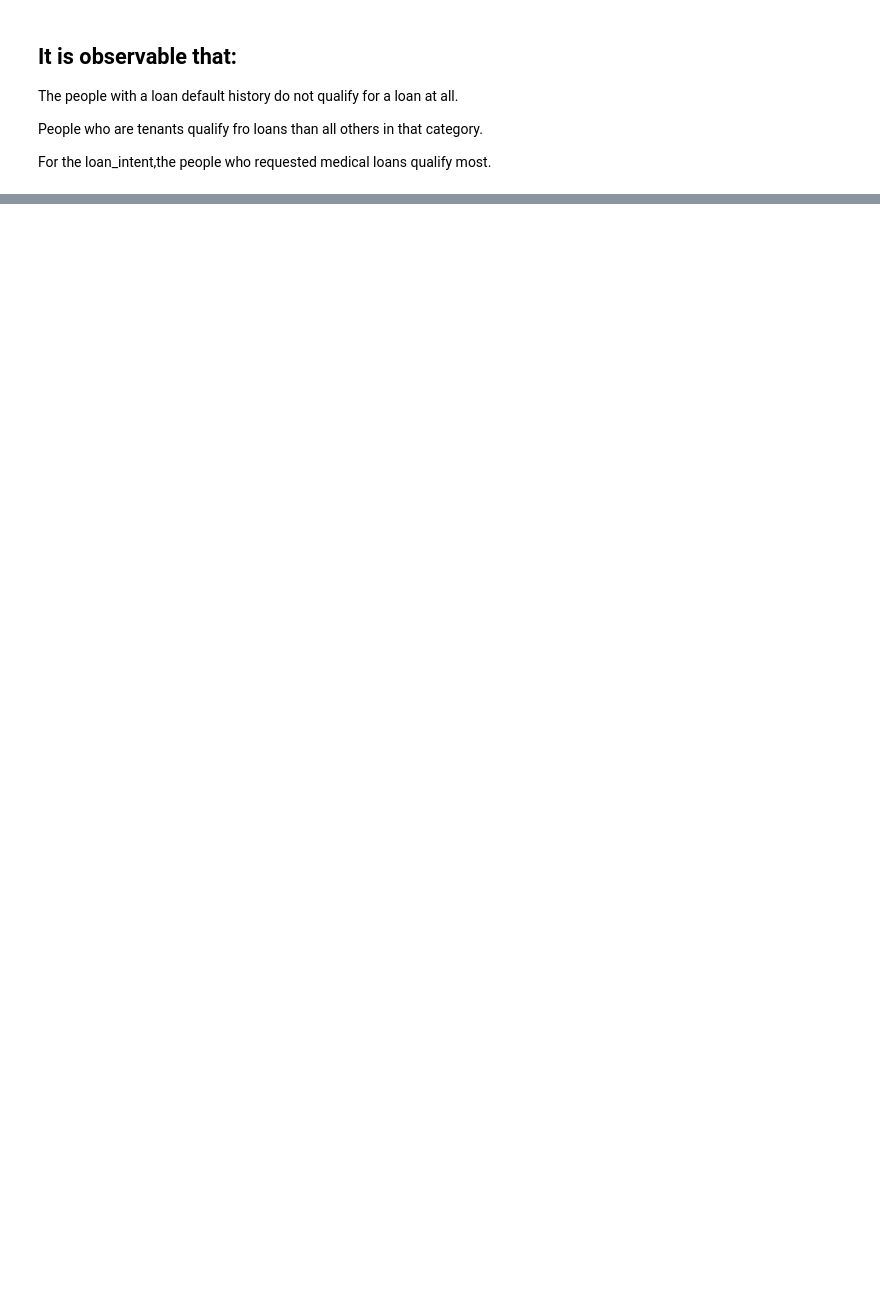
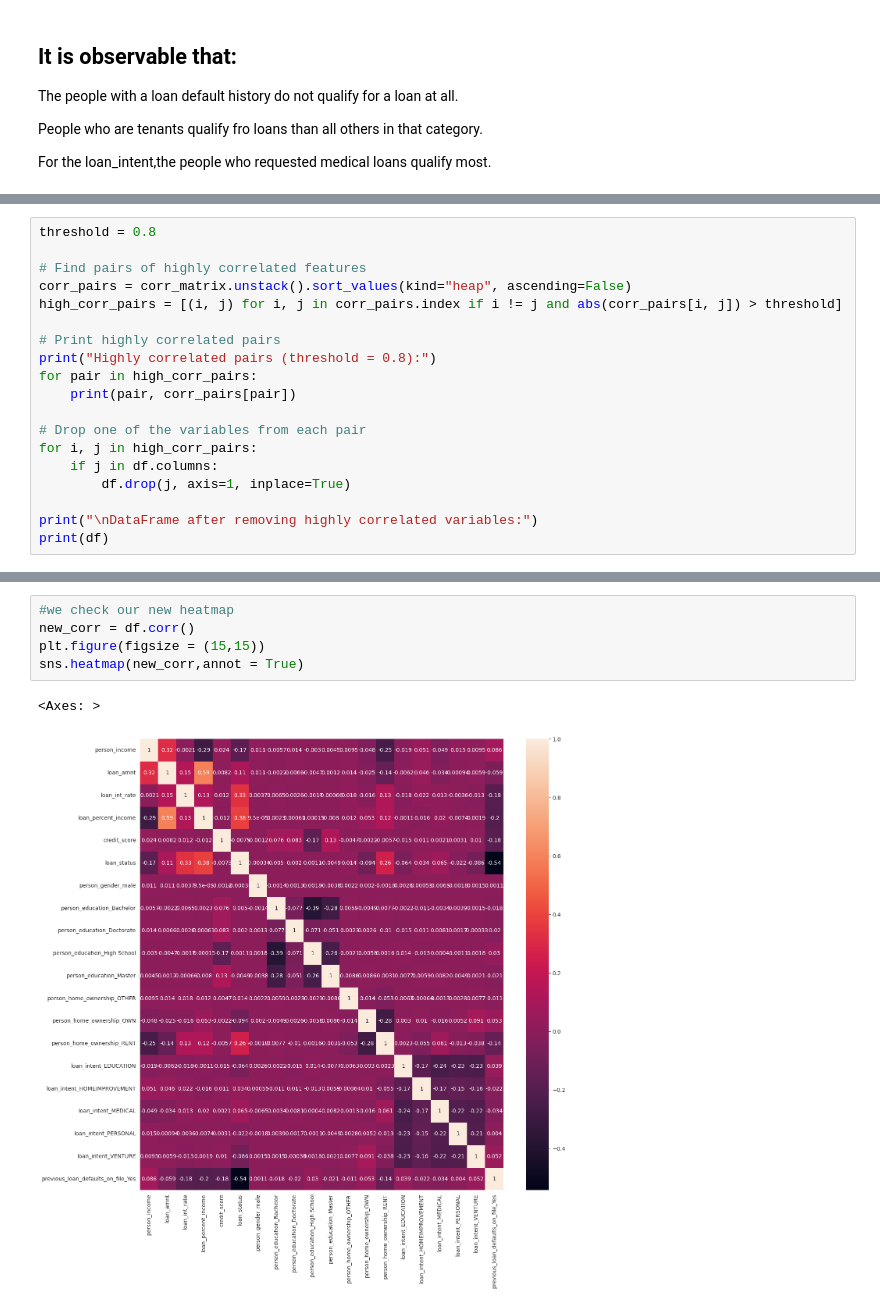
Before and after one commit to mwangikelvin201/Loan_approval-classification-, a Jupyter notebook: classifiaction.ipynb, the cells around one changed output, grey strips where cells are left out. Saved outputs shown, nothing was run; the diff lists cells and outputs as text; blank space fills up the shorter version.

```diff
--- a/classifiaction.ipynb
+++ b/classifiaction.ipynb
@@ -362,0 +427,19 @@ For the loan_intent,the people who requested medical loans qualify most.
+# %%
+threshold = 0.8
+
+# Find pairs of highly correlated features
+corr_pairs = corr_matrix.unstack().sort_values(kind="heap", ascending=False)
+high_corr_pairs = [(i, j) for i, j in corr_pairs.index if i != j and abs(corr_pairs[i, j]) > threshold]
+
+# Print highly correlated pairs
+print("Highly correlated pairs (threshold = 0.8):")
+for pair in high_corr_pairs:
+    print(pair, corr_pairs[pair])
+
+# Drop one of the variables from each pair
+for i, j in high_corr_pairs:
+    if j in df.columns:
+        df.drop(j, axis=1, inplace=True)
+
+print("\nDataFrame after removing highly correlated variables:")
+print(df)
@@ -362,0 +464,8 @@ For the loan_intent,the people who requested medical loans qualify most.
+# %%
+#we check our new heatmap
+new_corr = df.corr()
+plt.figure(figsize = (15,15))
+sns.heatmap(new_corr,annot = True)
+# %% [output]
+<Axes: >
+[figure, added]
```
Also changed, not shown: parts of 18 cells of this notebook.
